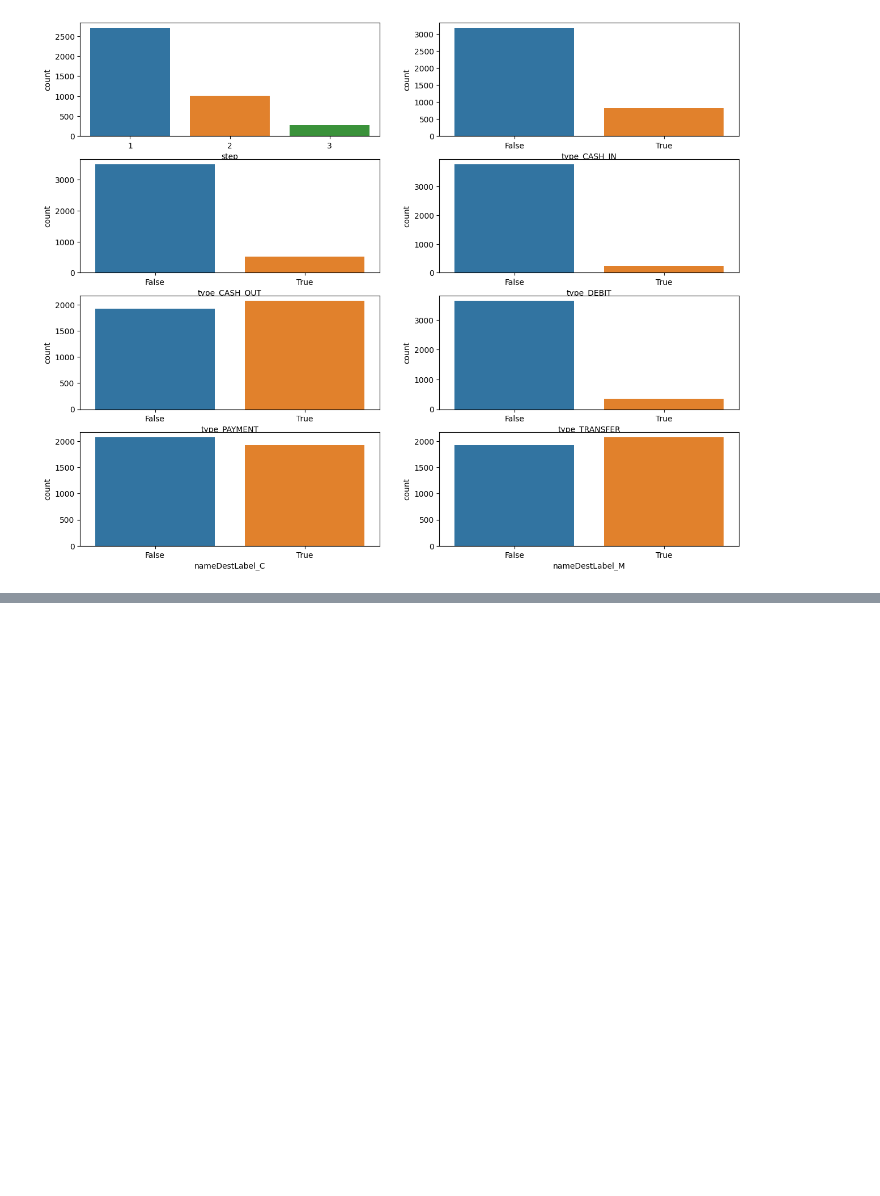
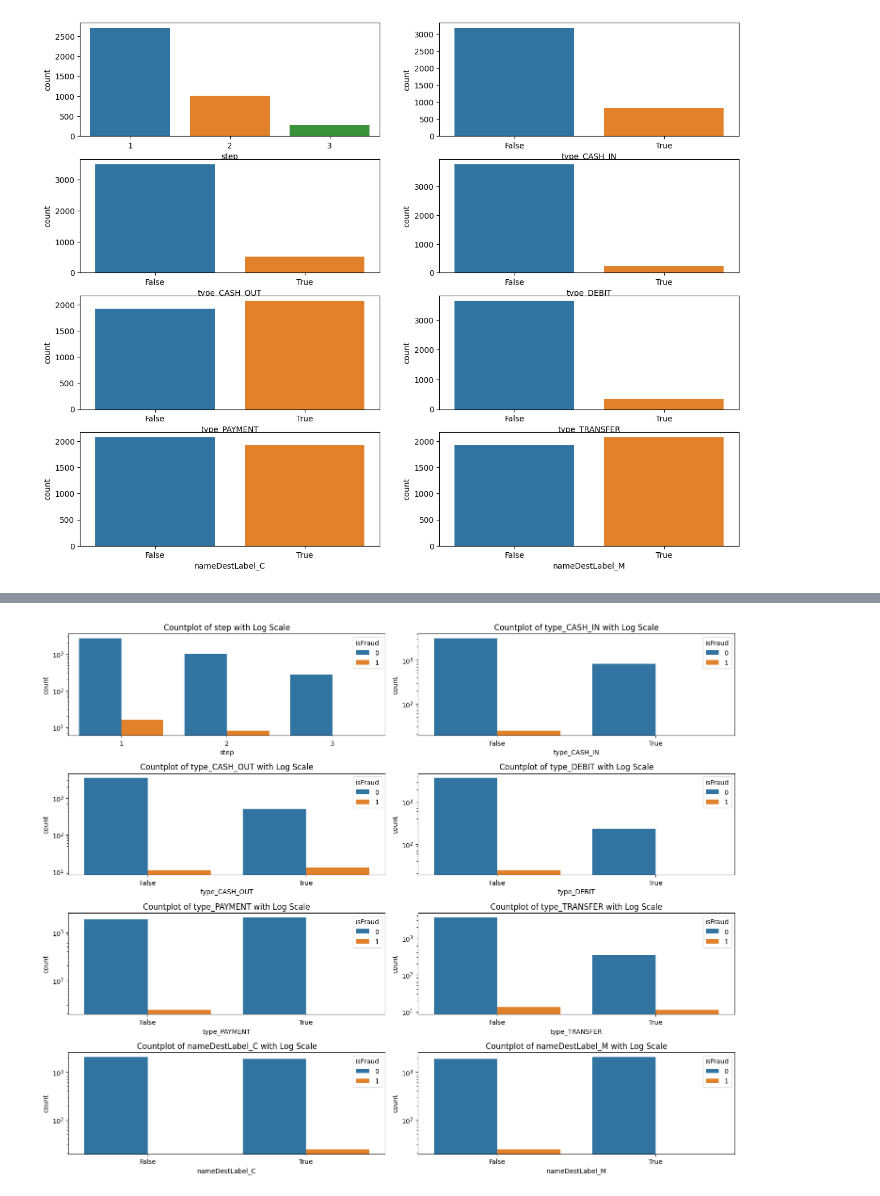
Before and after one commit to mrmarq1/fraud-detection, a Jupyter notebook: fraud_detection.ipynb, the cells around one changed output, grey strips where cells are left out. Drawn from its saved outputs; the diff is of its cells as text; code cells hidden in the pictures; blank space fills up the shorter version.

```diff
--- a/fraud_detection.ipynb
+++ b/fraud_detection.ipynb
@@ -230,0 +247,18 @@ for i in range(n):
+# %%
+# Visualise relationship between discrete variables and target with log scaling to improve visualisation
+# where count amounts are comparatively very low
+
+n = len(discrete_cols)
+
+fig, ax = plt.subplots(math.ceil(n/2), 2, figsize=(15,12), sharey=False)
+axes = ax.flatten()
+
+for i in range(n):
+    sns.countplot(data=df_encoded, x=discrete_cols[i], hue=df_encoded["isFraud"], ax=axes[i])
+    axes[i].set_yscale('log')
+    axes[i].set_title(f'Countplot of {discrete_cols[i]} with Log Scale')
+
+plt.tight_layout()
+plt.show()
+# %% [output]
+[figure, added]
```
Also changed, not shown: parts of 6 cells of this notebook.
